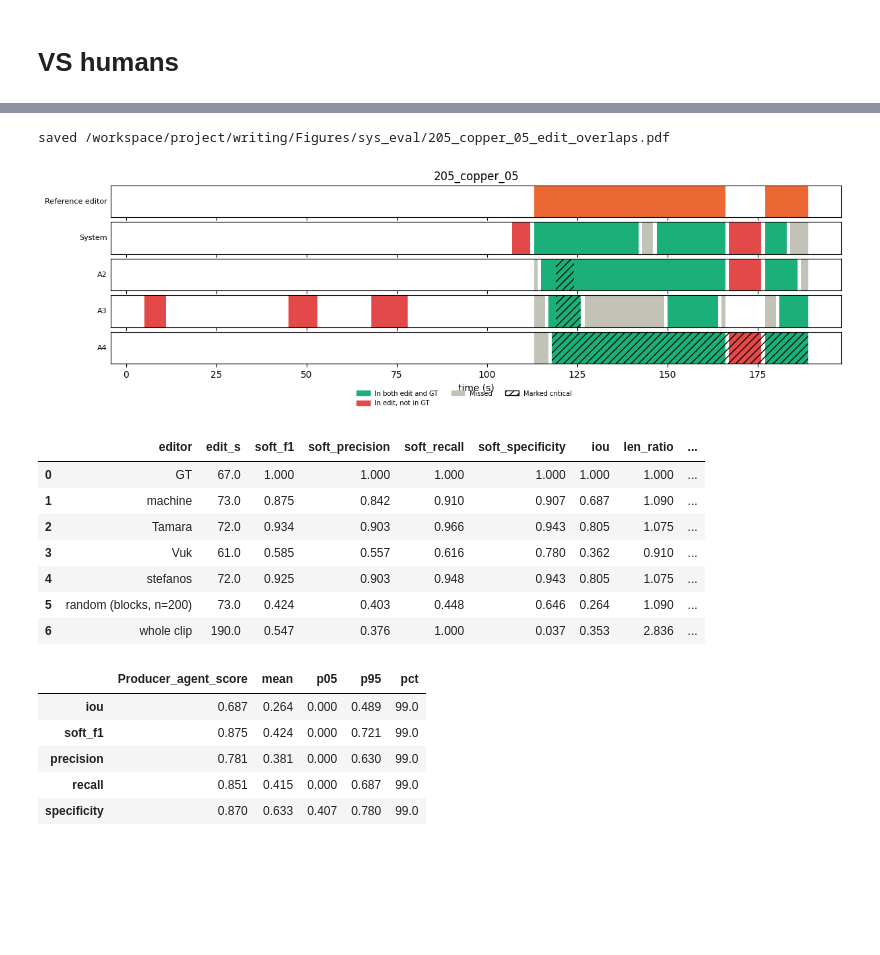
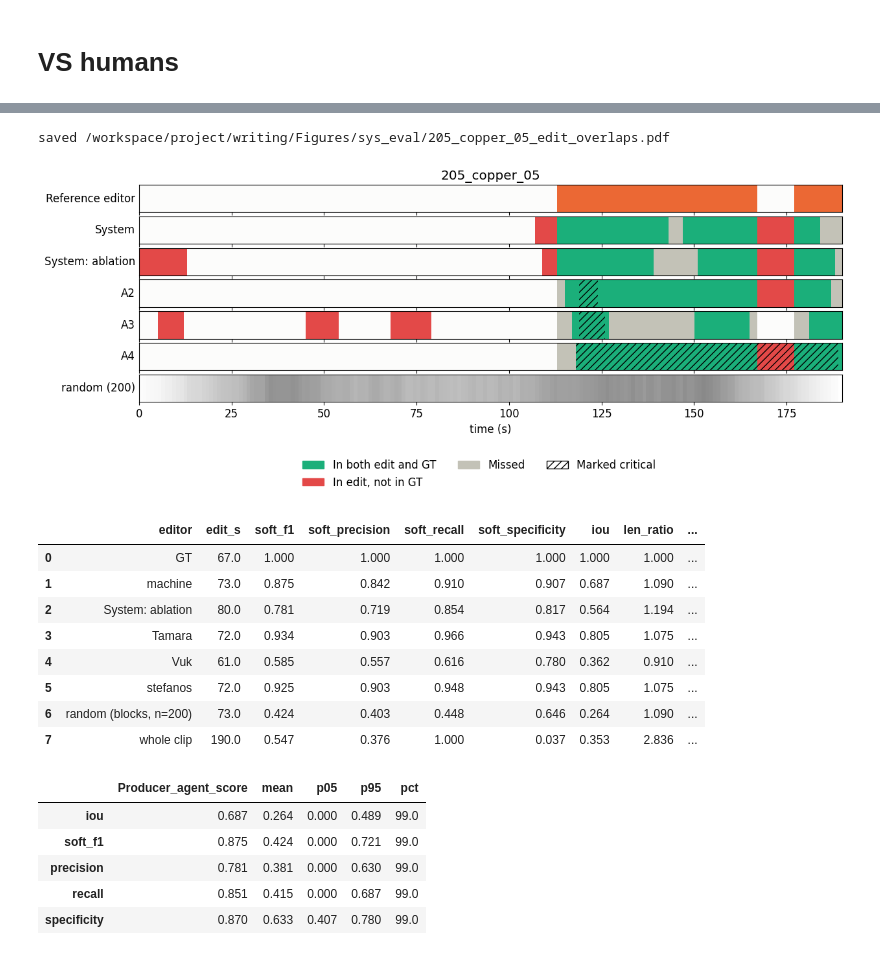
Before and after one commit to SenorBarker/Project, a Jupyter notebook: src/Experiments/system_eval/sys_eval_205.ipynb, the cells around one changed output, grey strips where cells are left out. Cells and saved outputs as stored; diff of their text form; code cells hidden in the pictures; blank space fills up the shorter version.

```diff
--- a/src/Experiments/system_eval/sys_eval_205.ipynb
+++ b/src/Experiments/system_eval/sys_eval_205.ipynb
@@ -31,6 +31,10 @@ case_name =  "205_copper_05"
 experiment = "Pipe_eval_01"
 set_case(case_name, experiment)
 paper_edit_json_path = agent_p_output_dir() / f"{case_name}_{experiment}_1_revision.json"
+ablation = "ablation_01"
+ablation_paper_edit_json_path = case_dir() / "012_agent_p_output"/ ablation / f"{case_name}_{ablation}_1_revision.json"
+GT_paper_edit_json_path =  case_dir() / "100_labels" / f"{case_name}_cuts_GT_paper_edit.json"
+
 my_cut_csv = labels_dir() / f"{case_name}_cuts.csv"
 BIN_S = 1.0      # vote grid, seconds. 0.1 matches the label precision if you want it finer
 WEIGHTS = None   # or {"important": 1.0, "critical": 2.0}
@@ -40,6 +51,8 @@ WEIGHTS = None   # or {"important": 1.0, "critical": 2.0}
 # %%
 edges = time_grid(case_name, bin_s=BIN_S, labels=None, tol_s=1.0)
 machine_paper_edit = paper_edit_to_timegrid(paper_edit_json_path, case_name, edges)
+ablation_paper_edit = paper_edit_to_timegrid(ablation_paper_edit_json_path, case_name, edges)
+
 GT_edit = cut_csv_to_timegrid(my_cut_csv, edges)   # w, 0 or 1
 #beta controls f_beta wihc controls soft f1
 score_paper_vs_GT_edits(GT_edit, machine_paper_edit)
@@ -103,20 +117,23 @@ plt.show()
 # %%
 import matplotlib.pyplot as plt
 from matplotlib.patches import Patch
 from Eval_defs import timeline_agreement
 TP_C, FP_C, FN_C, REF_C = "#1baf7a", "#e34948", "#c3c2b7", "#eb6834"
 
 
 import matplotlib.pyplot as plt
 from matplotlib.patches import Patch
 
-tracks = {"ME (GT)": GT_edit, "machine": machine_paper_edit}
+tracks = {"ME (GT)": GT_edit, "machine": machine_paper_edit, "System: ablation" : ablation_paper_edit}
 for l in load_labels():
     tracks[l["annotator"]] = annotator_beats_to_grid(l, edges)
-timeline_agreement(case_name, edges, tracks, GT_edit=GT_edit, fname = f"{asset_name()}_edit_overlaps.pdf" )
+rand_row, null_stats, density = random_baseline_blocks(GT_edit, machine_paper_edit)
+tracks["random (200)"] = density
+timeline_agreement(case_name, edges, tracks, GT_edit=GT_edit,
+                   fname=f"{asset_name()}_edit_overlaps.pdf")
 # %% [output]
 saved /workspace/project/writing/Figures/sys_eval/205_copper_05_edit_overlaps.pdf
-[figure, old version]
+[figure, new version]
 # %%
 decay_s=4
 rows = [dict(editor="GT", time_min=70.0,
@@ -124,7 +141,8 @@ rows = [dict(editor="GT", time_min=70.0,
 
 rows.append(dict(editor="machine", time_min=np.nan,
                  **score_paper_vs_GT_edits(GT_edit, machine_paper_edit, decay_s=decay_s)))
-
+rows.append(dict(editor="System: ablation", time_min=np.nan,
+                 **score_paper_vs_GT_edits(GT_edit, ablation_paper_edit, decay_s=decay_s)))
 for l in load_labels():
     rows.append(dict(editor=l["annotator"],
                      time_min=round(l["time_spent_sec"] / 60, 1),
@@ -144,11 +162,12 @@ comp[["editor", "edit_s" , "soft_f1",
 |  | editor | edit_s | soft_f1 | soft_precision | soft_recall | soft_specificity | iou | len_ratio | ... |
 | 0 | GT | 67.0 | 1.000 | 1.000 | 1.000 | 1.000 | 1.000 | 1.000 | ... |
 | 1 | machine | 73.0 | 0.875 | 0.842 | 0.910 | 0.907 | 0.687 | 1.090 | ... |
-| 2 | Tamara | 72.0 | 0.934 | 0.903 | 0.966 | 0.943 | 0.805 | 1.075 | ... |
-| 3 | Vuk | 61.0 | 0.585 | 0.557 | 0.616 | 0.780 | 0.362 | 0.910 | ... |
-| 4 | stefanos | 72.0 | 0.925 | 0.903 | 0.948 | 0.943 | 0.805 | 1.075 | ... |
-| 5 | random (blocks, n=200) | 73.0 | 0.424 | 0.403 | 0.448 | 0.646 | 0.264 | 1.090 | ... |
-| 6 | whole clip | 190.0 | 0.547 | 0.376 | 1.000 | 0.037 | 0.353 | 2.836 | ... |
+| 2 | System: ablation | 80.0 | 0.781 | 0.719 | 0.854 | 0.817 | 0.564 | 1.194 | ... |
+| 3 | Tamara | 72.0 | 0.934 | 0.903 | 0.966 | 0.943 | 0.805 | 1.075 | ... |
+| 4 | Vuk | 61.0 | 0.585 | 0.557 | 0.616 | 0.780 | 0.362 | 0.910 | ... |
+| 5 | stefanos | 72.0 | 0.925 | 0.903 | 0.948 | 0.943 | 0.805 | 1.075 | ... |
+| 6 | random (blocks, n=200) | 73.0 | 0.424 | 0.403 | 0.448 | 0.646 | 0.264 | 1.090 | ... |
+| 7 | whole clip | 190.0 | 0.547 | 0.376 | 1.000 | 0.037 | 0.353 | 2.836 | ... |
 # %%
 null_stats
 # %% [output]
```
Also changed, not shown: parts of 7 cells of this notebook, 21 other files.
